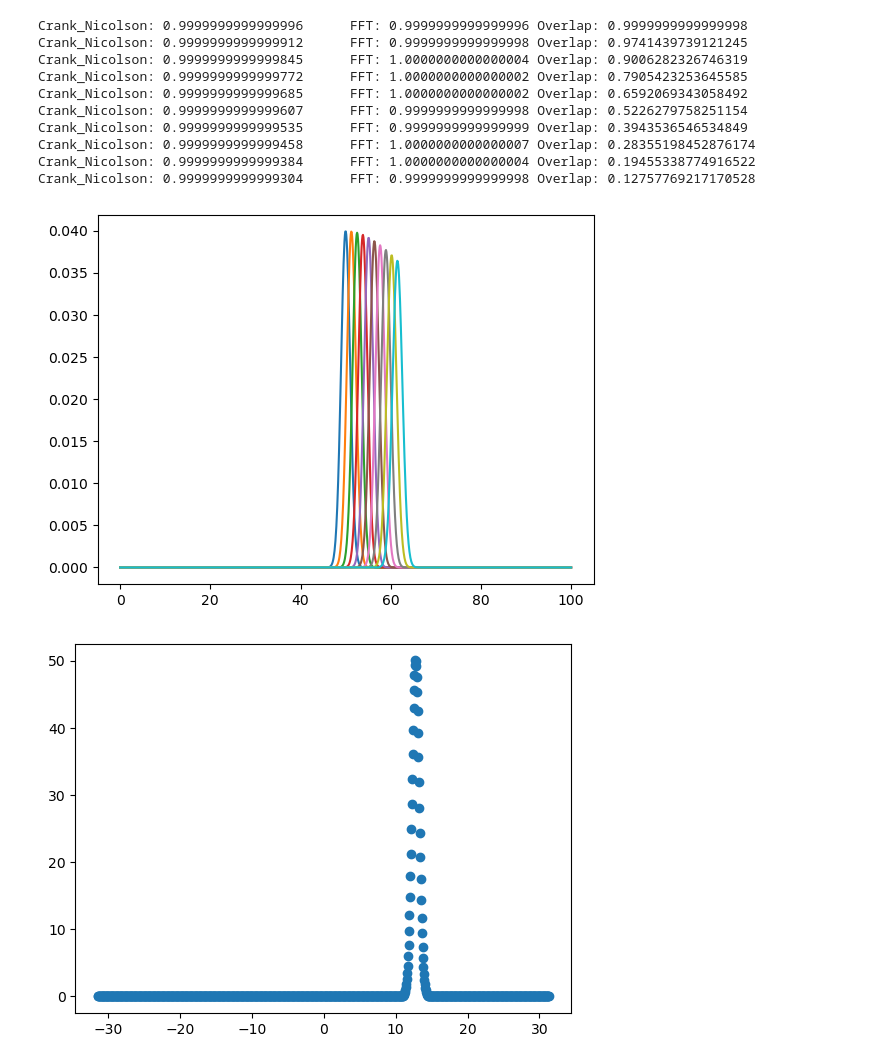
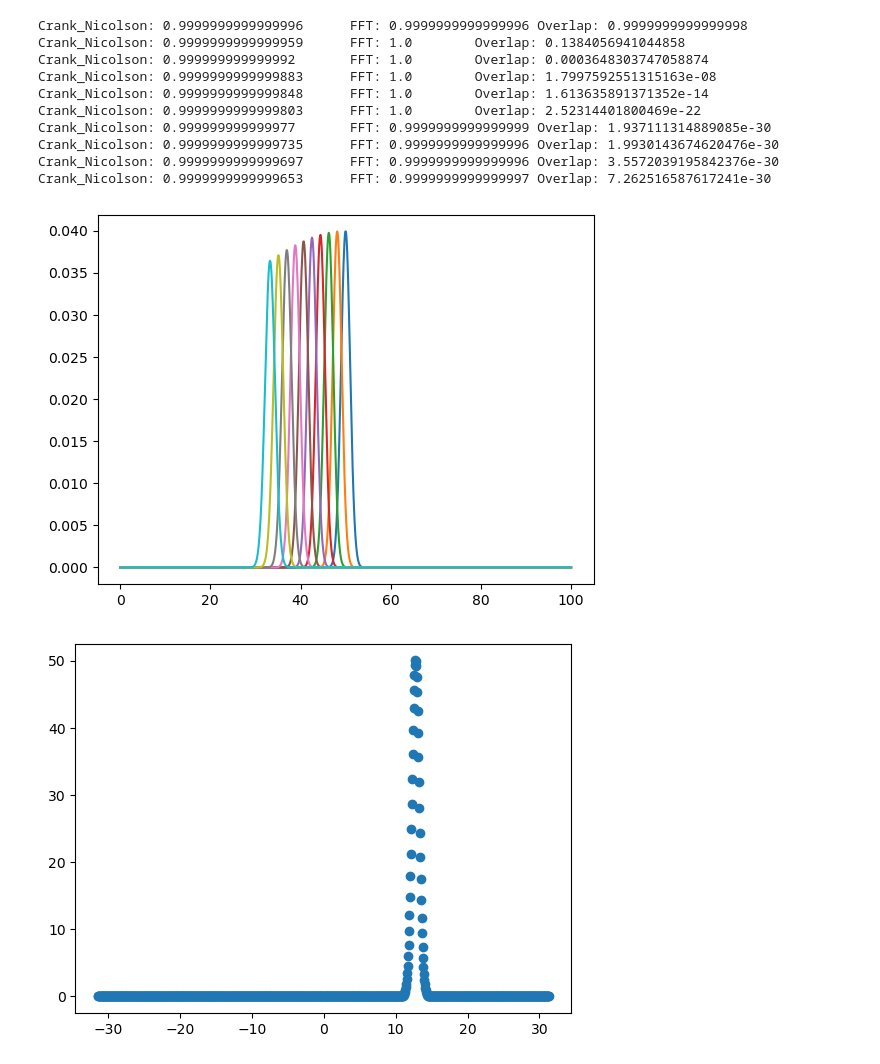
Before and after one commit to wzdlc1996/QuantumDynamicsGallery, a Jupyter notebook: Legacy/fftvscrank.ipynb, the cells around one changed output. Drawn from its saved outputs; the diff is of its cells as text; code cells hidden in the pictures.

```diff
--- a/Legacy/fftvscrank.ipynb
+++ b/Legacy/fftvscrank.ipynb
@@ -104,10 +104,12 @@ class FFTSolvRough:
         # self.dx = dx
         self.kmesh = np.fft.fftfreq(len(X)) / dx * 2 * pi
         self.dyna_phase = np.exp(-1.j * self.kmesh ** 2 * dt/2)
+        self.k0 = min(self.kmesh)
+        self.dim = len(X)
 
     def next(self, psi:np.ndarray) -> np.ndarray:
-        psi_moment = np.fft.fft(psi)
-        return normalization(np.fft.ifft(psi_moment * self.dyna_phase))
+        psi_moment = np.fft.fft(psi * np.exp(- 1.j * self.k0 * dx * np.arange(self.dim)))
+        return normalization(np.fft.ifft( psi_moment * self.dyna_phase * np.exp(-1.j * self.kmesh * x_min) ) ) * np.exp(1.j * self.k0 * X)
 
     def __call__(self, x:np.ndarray) -> np.ndarray:
         return self.next(x)
@@ -124,43 +126,43 @@ ini_psi_op = normalization(np.exp( - (X - x_0) ** 2 / (4 * sig ** 2) + 1.j * (X
 import matplotlib.pyplot as plt
 
 
-cn_nn = 100
+cn_nn = 50
 ft_nn = 1
 cn_solver = CrankNicolson(dt / cn_nn)
 # ft_solver = FFTSolv(inter=1, cutoff=1, dt=dt / ft_nn)
 ft_solver = FFTSolvRough(dt / ft_nn)
 psi1 = ini_psi
 psi2 = ini_psi
 for i in range(10):
     p1 = get_prob(psi1)
     p2 = get_prob(psi2)
     plt.plot(X, p2)
 
     print(f"Crank_Nicolson: {sum(p1)}\tFFT: {sum(p2)}\tOverlap: {overlap(psi1, psi2)}")
     # print(f"<X>: {sum(p1 * X), sum(p2 * X)}\t<v>: {sum((p1-p2) * X) / (i+1)}")
 
     for _ in range(cn_nn):
         psi1 = cn_solver(psi1)
 
     for _ in range(ft_nn):
         psi2 = ft_solver(psi2)
 
 
     psi1[0] = psi1[-1] = 0
     psi2[0] = psi2[-1] = 0
     psi2 = normalization(psi2)
 
 plt.show()
 # %% [output]
 Crank_Nicolson: 0.9999999999999996      FFT: 0.9999999999999996 Overlap: 0.9999999999999998
-Crank_Nicolson: 0.9999999999999912      FFT: 0.9999999999999998 Overlap: 0.9741439739121245
-Crank_Nicolson: 0.9999999999999845      FFT: 1.0000000000000004 Overlap: 0.9006282326746319
-Crank_Nicolson: 0.9999999999999772      FFT: 1.0000000000000002 Overlap: 0.7905423253645585
-Crank_Nicolson: 0.9999999999999685      FFT: 1.0000000000000002 Overlap: 0.6592069343058492
-Crank_Nicolson: 0.9999999999999607      FFT: 0.9999999999999998 Overlap: 0.5226279758251154
-Crank_Nicolson: 0.9999999999999535      FFT: 0.9999999999999999 Overlap: 0.3943536546534849
-Crank_Nicolson: 0.9999999999999458      FFT: 1.0000000000000007 Overlap: 0.28355198452876174
-Crank_Nicolson: 0.9999999999999384      FFT: 1.0000000000000004 Overlap: 0.19455338774916522
-Crank_Nicolson: 0.9999999999999304      FFT: 0.9999999999999998 Overlap: 0.12757769217170528
+Crank_Nicolson: 0.9999999999999959      FFT: 1.0        Overlap: 0.1384056941044858
+Crank_Nicolson: 0.999999999999992       FFT: 1.0        Overlap: 0.0003648303747058874
+Crank_Nicolson: 0.9999999999999883      FFT: 1.0        Overlap: 1.7997592551315163e-08
+Crank_Nicolson: 0.9999999999999848      FFT: 1.0        Overlap: 1.613635891371352e-14
+Crank_Nicolson: 0.9999999999999803      FFT: 1.0        Overlap: 2.52314401800469e-22
+Crank_Nicolson: 0.999999999999977       FFT: 0.9999999999999999 Overlap: 1.937111314889085e-30
+Crank_Nicolson: 0.9999999999999735      FFT: 0.9999999999999996 Overlap: 1.9930143674620476e-30
+Crank_Nicolson: 0.9999999999999697      FFT: 0.9999999999999996 Overlap: 3.5572039195842376e-30
+Crank_Nicolson: 0.9999999999999653      FFT: 0.9999999999999997 Overlap: 7.262516587617241e-30
-[figure, old version]
+[figure, new version]
 # %%
```
Also changed, not shown: parts of 4 cells of this notebook, 1 other file.
